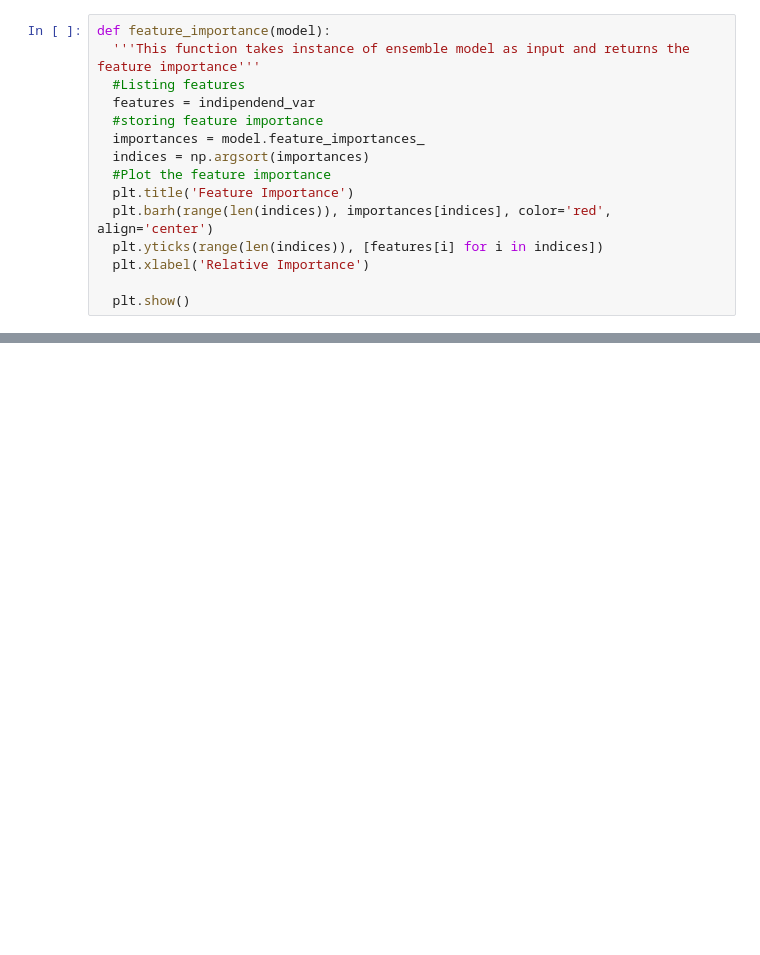
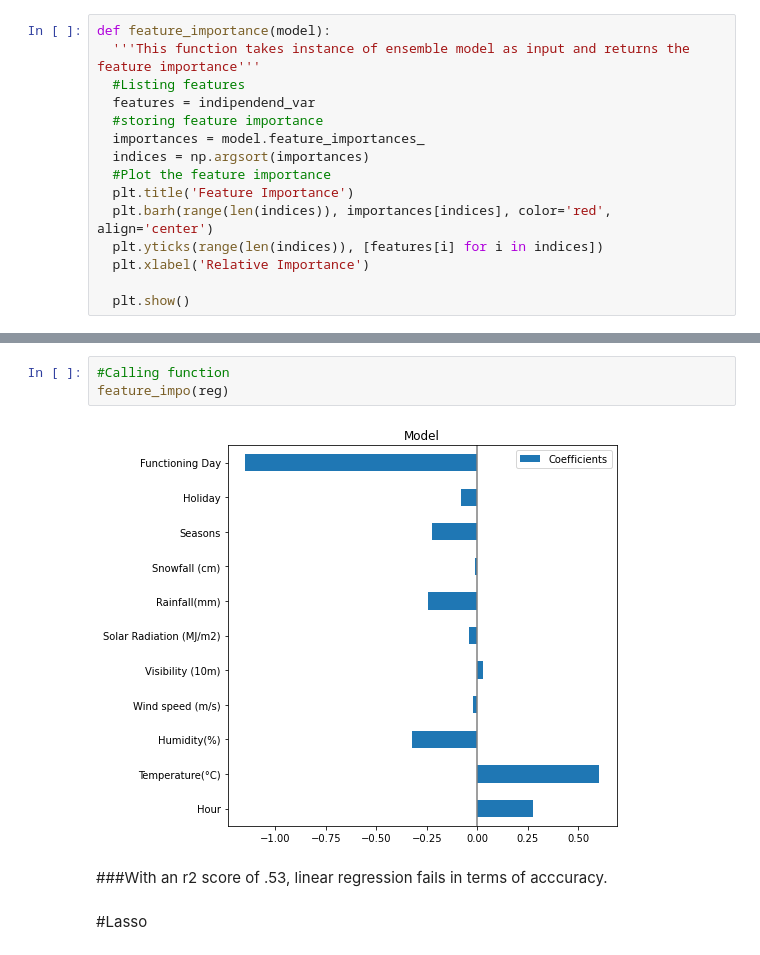
Before and after one commit to nivyathiruvoth/Seoul-Bike-Sharing-Demand-Prediction, a Jupyter notebook: Bike_Sharing_Demand_Prediction.ipynb, the cells around one changed output, grey strips where cells are left out. Cells and saved outputs as stored; diff of their text form; blank space fills up the shorter version.

```diff
--- a/Bike_Sharing_Demand_Prediction.ipynb
+++ b/Bike_Sharing_Demand_Prediction.ipynb
@@ -517,0 +589,9 @@ def feature_importance(model):
+# %%
+#Calling function
+feature_impo(reg)
+# %% [output]
+[figure, added]
+# %% [markdown]
+###With an r2 score of .53, linear regression fails in terms of acccuracy.
+# %% [markdown]
+#Lasso
```
Also changed, not shown: parts of 33 cells of this notebook.
